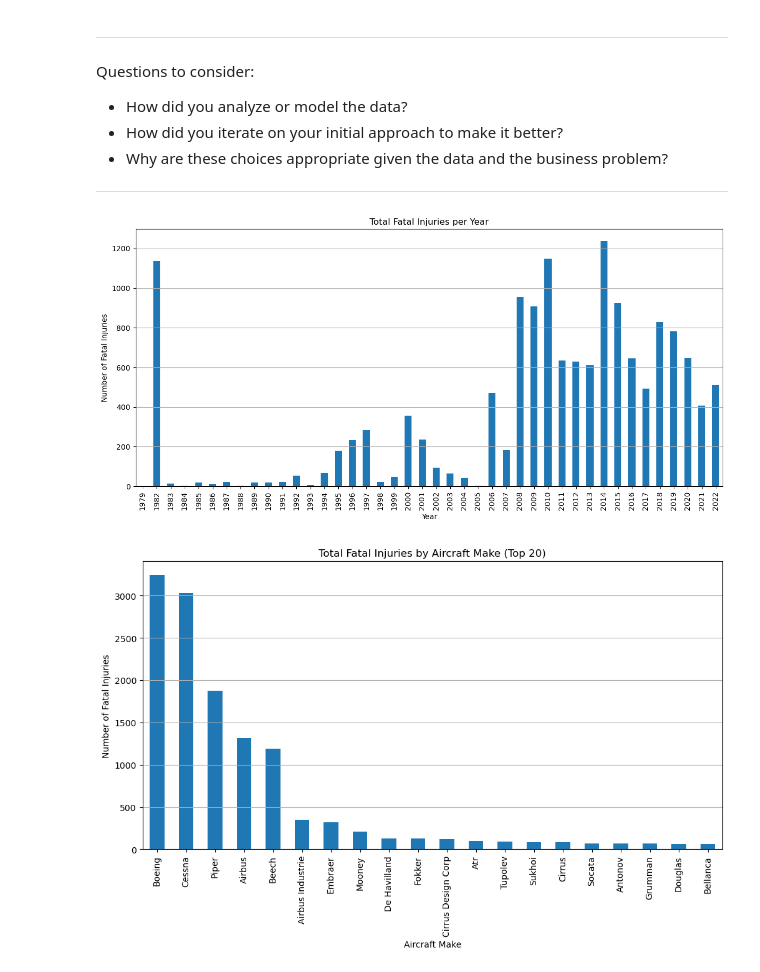
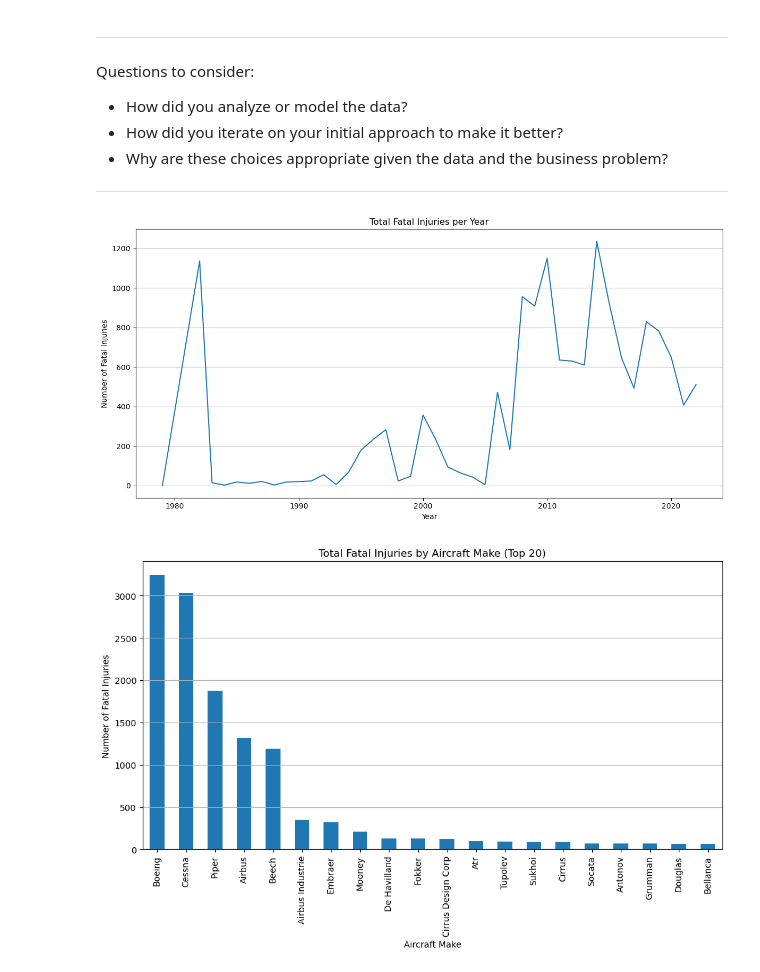
Before and after one commit to Pepe1827/Project-Aviation, a Jupyter notebook: dsc-phase1-project-template.ipynb, the cells around one changed output. Cells and saved outputs as stored; diff of their text form; code cells hidden in the pictures.

```diff
--- a/dsc-phase1-project-template.ipynb
+++ b/dsc-phase1-project-template.ipynb
@@ -551,17 +555,17 @@ Questions to consider:
 # %%
 fatalities_per_year = df_relevant_columns.groupby('Event_Year')['Total_Fatal_Injuries'].sum()
 
 # Plotting
 plt.figure(figsize=(12, 6))
-fatalities_per_year.plot(kind='bar')
+fatalities_per_year.plot(kind='line')
 plt.title('Total Fatal Injuries per Year')
 plt.xlabel('Year')
 plt.ylabel('Number of Fatal Injuries')
 plt.tight_layout()
 plt.grid(axis='y')
 plt.show()
 # %% [output]
-[figure, old version]
+[figure, new version]
 # %%
 # Group data by aircraft Make and sum fatal injuries
 fatalities_by_make = df_relevant_columns.groupby('Make')['Total_Fatal_Injuries'].sum().sort_values(ascending=False).head(20)
```
Also changed, not shown: parts of 1 cell of this notebook, 16 other files.
